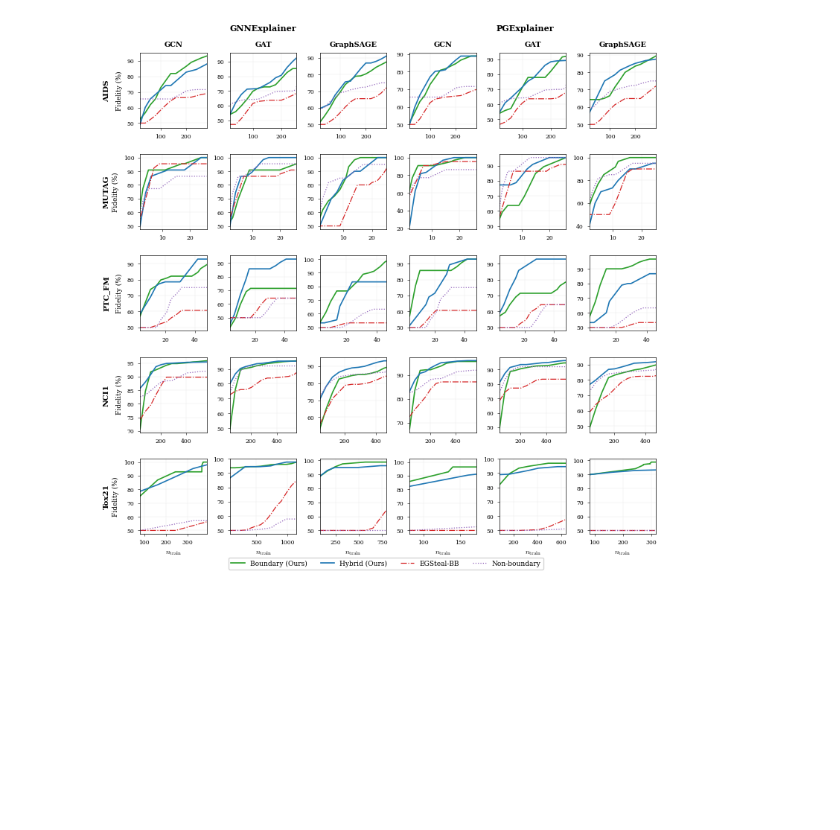
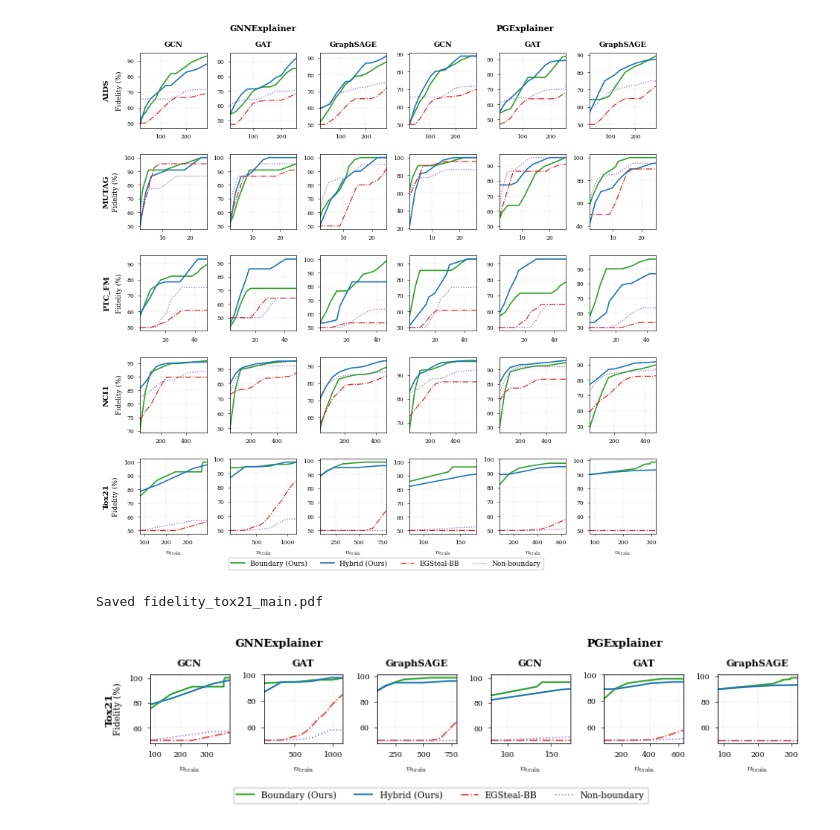
Before and after one commit to LabRAI/XSTEAL, a Jupyter notebook: Colab Notebooks/Fidelity_Trajectory_Plot.ipynb, the cells around one changed output. Drawn from its saved outputs; the diff is of its cells as text; code cells hidden in the pictures; blank space fills up the shorter version.

```diff
--- a/Colab Notebooks/Fidelity_Trajectory_Plot.ipynb
+++ b/Colab Notebooks/Fidelity_Trajectory_Plot.ipynb
@@ -1080,3 +1080,44 @@ Saved fidelity_ntrain_GraphSAGE_PG.pdf
 [figure]
 Saved fidelity_ntrain_combined.pdf
 [figure]
+# %%
+def make_tox21_main(filename=None, show=True, save=True):
+    explainers = [('GNN', 'GNNExplainer'), ('PG', 'PGExplainer')]
+    archs = ['GCN', 'GAT', 'GraphSAGE']
+    ds = 'Tox21_AhR_training'
+
+    fig, axes = plt.subplots(1, 6, figsize=(7.5, 1.4))
+
+    for exp_idx, (exp_code, exp_label) in enumerate(explainers):
+        for arch_idx, arch in enumerate(archs):
+            col = exp_idx * 3 + arch_idx
+            ax = axes[col]
+            plot_panel(ax, ds, arch, exp_code, add_legend=(col == 0))
+
+            ax.set_title(arch, fontsize=7, fontweight='bold')
+            ax.set_xlabel('$n_{\\mathrm{train}}$', fontsize=7)
+            if col == 0:
+                ax.set_ylabel('Fidelity (%)', fontsize=6.5)
+
+    axes[0].annotate('Tox21', xy=(-0.5, 0.5), xycoords='axes fraction',
+                     fontsize=7.5, fontweight='bold', rotation=90,
+                     ha='center', va='center')
+
+    fig.text(0.28, 1.02, 'GNNExplainer', ha='center', fontsize=8, fontweight='bold')
+    fig.text(0.75, 1.02, 'PGExplainer', ha='center', fontsize=8, fontweight='bold')
+
+    handles, labels = axes[0].get_legend_handles_labels()
+    fig.legend(handles, labels, loc='lower center', ncol=len(METHODS_TO_PLOT),
+               fontsize=6.5, bbox_to_anchor=(0.5, -0.15), frameon=True,
+               fancybox=True, edgecolor='#cccccc', facecolor='white')
+    plt.tight_layout(rect=[0.03, 0.02, 1, 1.0])
+    if save and filename:
+        plt.savefig(filename, dpi=300, bbox_inches='tight')
+        print(f"Saved {filename}")
+    if show: plt.show()
+    else: plt.close()
+
+make_tox21_main(filename='fidelity_tox21_main.pdf')
+# %% [output]
+Saved fidelity_tox21_main.pdf
+[figure, added]
```
Also changed, not shown: parts of 1 cell of this notebook.
